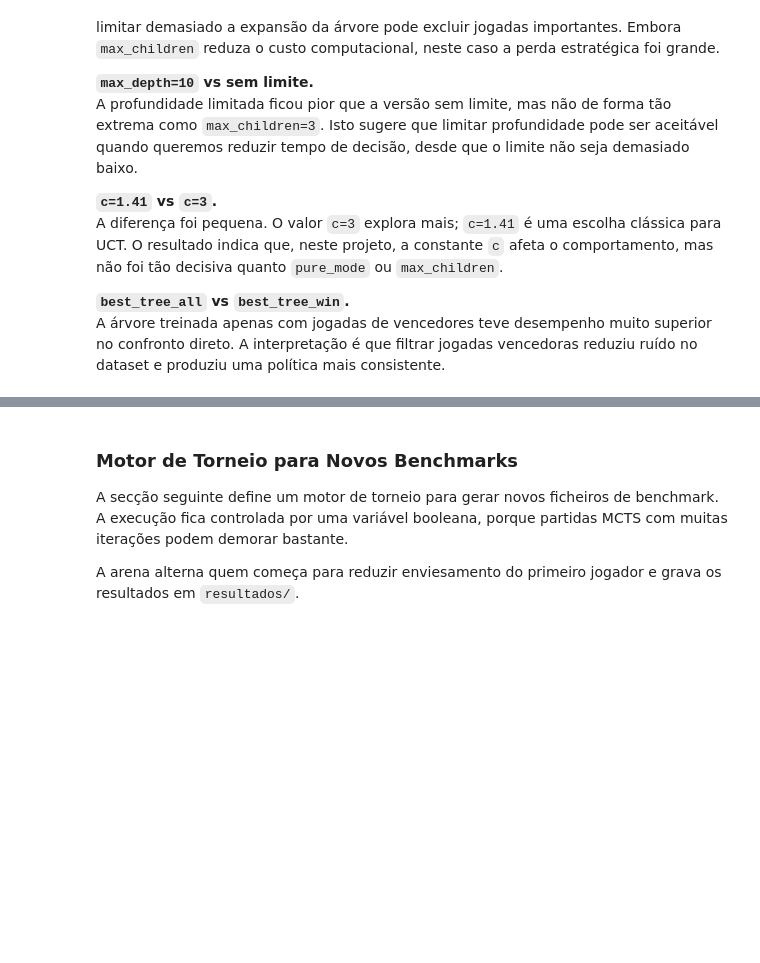
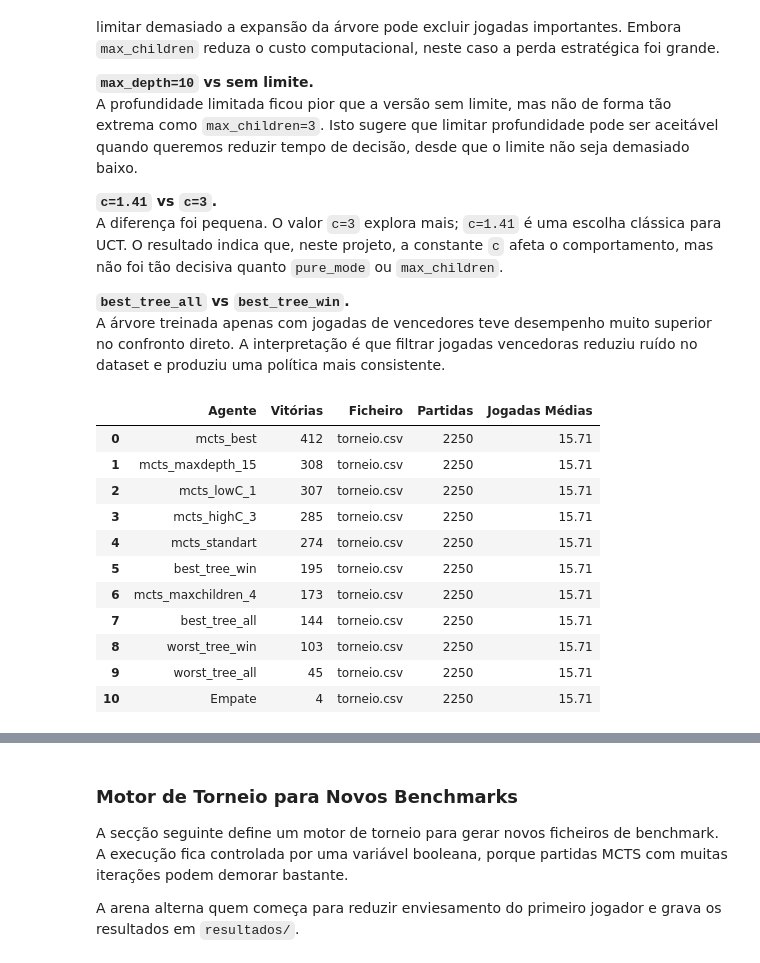
Before and after one commit to Klippell/IA-Connect-4-PopOut, a Jupyter notebook: connect_4.ipynb, the cells around one changed output, grey strips where cells are left out. Saved outputs shown, nothing was run; the diff lists cells and outputs as text; code cells hidden in the pictures; blank space fills up the shorter version.

```diff
--- a/connect_4.ipynb
+++ b/connect_4.ipynb
@@ -790,24 +1046,34 @@ A árvore treinada apenas com jogadas de vencedores teve desempenho muito superi
 # %%
 def resumir_torneio(caminho_csv):
     df_torneio = pd.read_csv(caminho_csv)
     resumo = (
         df_torneio["Vencedor"]
         .value_counts()
         .rename_axis("Agente")
-        .reset_index(name="Vitorias")
+        .reset_index(name="Vitórias")
     )
     resumo["Ficheiro"] = caminho_csv.name
     resumo["Partidas"] = len(df_torneio)
-    resumo["Jogadas Medias"] = round(df_torneio["Total_Jogadas"].mean(), 2)
+    resumo["Jogadas Médias"] = round(df_torneio["Total_Jogadas"].mean(), 2)
     return resumo
 
-resumos_torneios = []
-for caminho in [RESULTS_DIR / "torneio.csv", RESULTS_DIR / "torneio_2.csv"]:
-    if caminho.exists():
-        resumos_torneios.append(resumir_torneio(caminho))
+TORNEIO_PRINCIPAL = RESULTS_DIR / "torneio.csv"
 
-if resumos_torneios:
-    resumo_torneios = pd.concat(resumos_torneios, ignore_index=True)
-    display(resumo_torneios.head(20))
+if TORNEIO_PRINCIPAL.exists():
+    resumo_torneio = resumir_torneio(TORNEIO_PRINCIPAL)
+    display(resumo_torneio)
 else:
-    print("Nenhum ficheiro de torneio encontrado.")
+    print("Ficheiro torneio.csv não encontrado.")
+# %% [output]
+|  | Agente | Vitórias | Ficheiro | Partidas | Jogadas Médias |
+| 0 | mcts_best | 412 | torneio.csv | 2250 | 15.71 |
+| 1 | mcts_maxdepth_15 | 308 | torneio.csv | 2250 | 15.71 |
+| 2 | mcts_lowC_1 | 307 | torneio.csv | 2250 | 15.71 |
+| 3 | mcts_highC_3 | 285 | torneio.csv | 2250 | 15.71 |
+| 4 | mcts_standart | 274 | torneio.csv | 2250 | 15.71 |
+| 5 | best_tree_win | 195 | torneio.csv | 2250 | 15.71 |
+| 6 | mcts_maxchildren_4 | 173 | torneio.csv | 2250 | 15.71 |
+| 7 | best_tree_all | 144 | torneio.csv | 2250 | 15.71 |
+| 8 | worst_tree_win | 103 | torneio.csv | 2250 | 15.71 |
+| 9 | worst_tree_all | 45 | torneio.csv | 2250 | 15.71 |
+| 10 | Empate | 4 | torneio.csv | 2250 | 15.71 |
```
Also changed, not shown: parts of 31 cells of this notebook.
